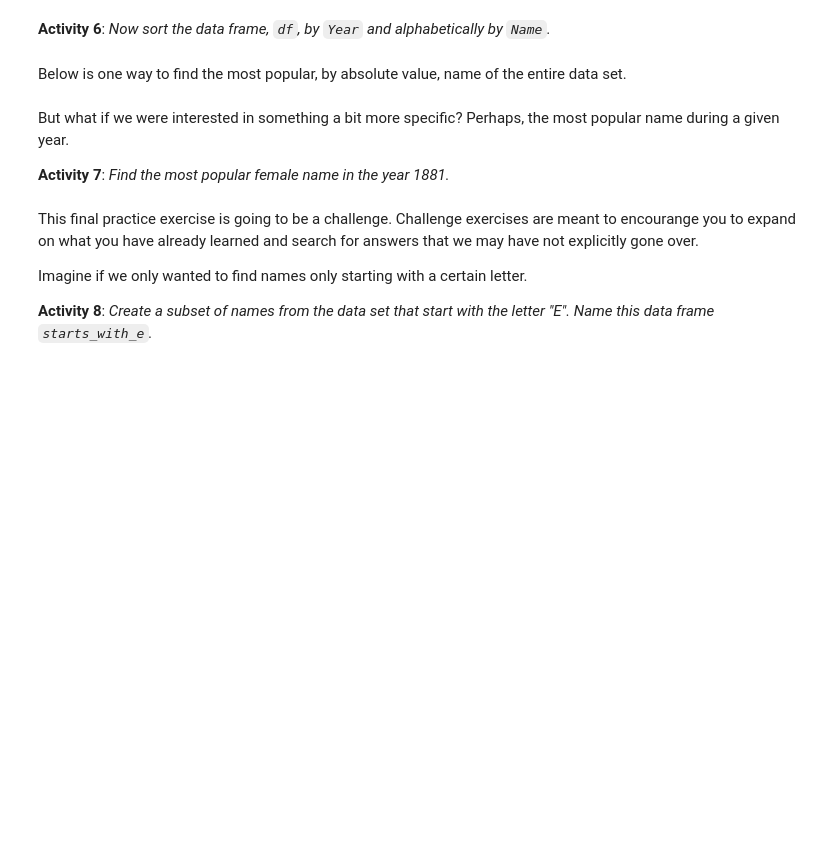
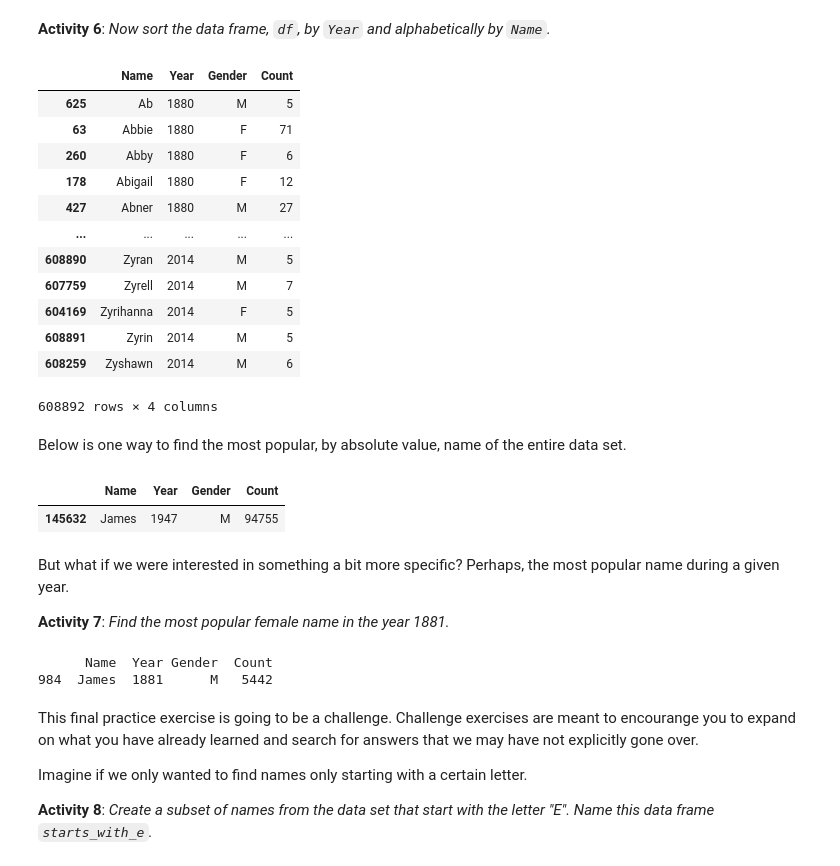
Before and after one commit to may96cc/f21dsa7010, a Jupyter notebook: modules/module1/practices/data_science_practice_python.ipynb, the cells around one changed output. Cells and saved outputs as stored; diff of their text form; code cells hidden in the pictures; blank space fills up the shorter version.

```diff
--- a/modules/module1/practices/data_science_practice_python.ipynb
+++ b/modules/module1/practices/data_science_practice_python.ipynb
@@ -71,3 +111,16 @@ So this looks good, but the `Id` column from the original file is redundant beca
+# %%
+# Code for activity 3 goes here
+# -----------------------------
+with open('/dsa/data/all_datasets/baby-names/NationalNames2.csv', 'r') as file:
+    df = pd.read_csv(file)
+    df.drop('Id', 1, inplace=True)
+
+df.head()
+
+
+
+print("this is how to do it when not deleting as data is being read in ")
+del df['Id']
 # %% [markdown]
 We now want to subset the data frame to only display rows for female names. Remember, here is how we do that in `pandas`.
 # %%
@@ -95,10 +180,28 @@ df.sort_values(by = ['Count'], ascending = True).head(10)
 # %%
 # Code for activity 6 goes here
 # -----------------------------
+df.sort_values(['Year','Name'], ascending=[True,True])
+# %% [output]
+|  | Name | Year | Gender | Count |
+| 625 | Ab | 1880 | M | 5 |
+| 63 | Abbie | 1880 | F | 71 |
+| 260 | Abby | 1880 | F | 6 |
+| 178 | Abigail | 1880 | F | 12 |
+| 427 | Abner | 1880 | M | 27 |
+| ... | ... | ... | ... | ... |
+| 608890 | Zyran | 2014 | M | 5 |
+| 607759 | Zyrell | 2014 | M | 7 |
+| 604169 | Zyrihanna | 2014 | F | 5 |
+| 608891 | Zyrin | 2014 | M | 5 |
+| 608259 | Zyshawn | 2014 | M | 6 |
+608892 rows × 4 columns
 # %% [markdown]
 Below is one way to find the most popular, by absolute value, name of the entire data set.
 # %%
 df.sort_values(by = ['Count'], ascending = True).tail(1)
+# %% [output]
+|  | Name | Year | Gender | Count |
+| 145632 | James | 1947 | M | 94755 |
 # %% [markdown]
 But what if we were interested in something a bit more specific? Perhaps, the most popular name during a given year.
 
@@ -106,6 +209,11 @@ But what if we were interested in something a bit more specific? Perhaps, the mo
 # %%
 # Code for activity 7 goes here
 # -----------------------------
+year1 = df[df['Year']== 1881]
+print(year1.sort_values(by = ['Count'], ascending = True).tail(1))
+# %% [output]
+      Name  Year Gender  Count
+984  James  1881      M   5442
 # %% [markdown]
 This final practice exercise is going to be a challenge. Challenge exercises are meant to encourange you to expand on what you have already learned and search for answers that we may have not explicitly gone over.
 
```
Also changed, not shown: parts of 11 cells of this notebook, 6 other files.
